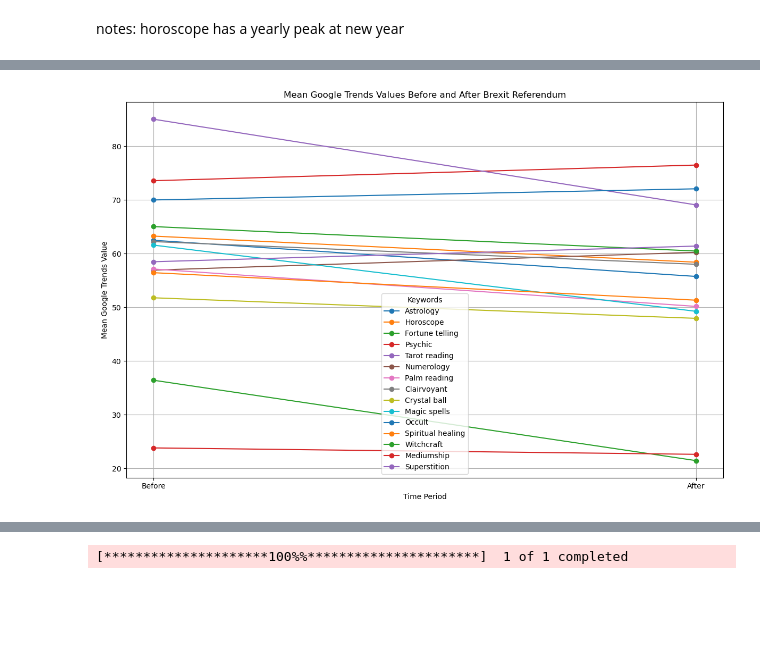
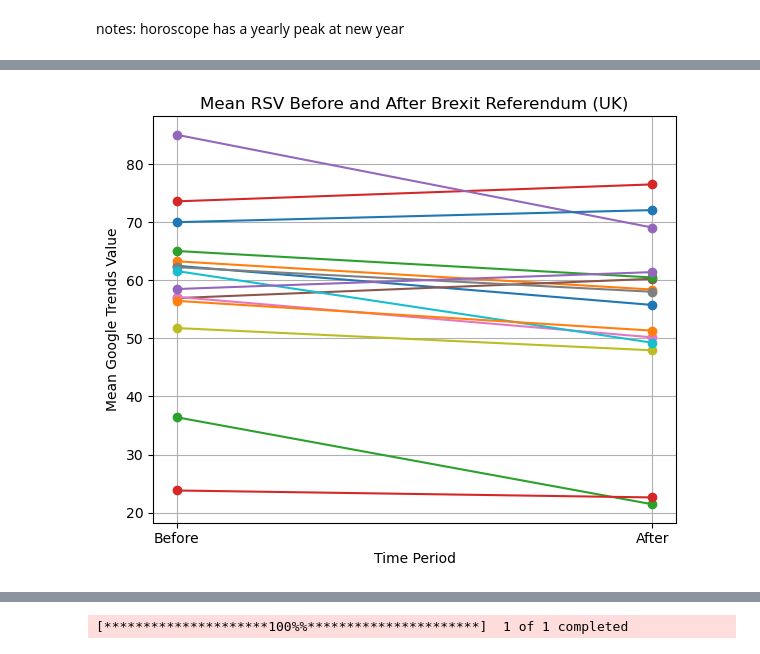
Before and after one commit to RaphaelDeGottardi/SupervisedResearch, a Jupyter notebook: GT_brexit.ipynb, the cells around one changed output, grey strips where cells are left out. Cells and saved outputs as stored; diff of their text form; code cells hidden in the pictures; blank space fills up the shorter version.

Commit message:
added results and compleated US data

```diff
--- a/GT_brexit.ipynb
+++ b/GT_brexit.ipynb
@@ -62,3 +83,5 @@ KeyboardInterrupt:
 # %%
-trends_data = pd.read_csv('google_trends_data_bref.csv', parse_dates=True, index_col='date')
+# for later use, just load the data
+trends_data_UK = pd.read_csv('google_trends_data_bref.csv', parse_dates=True, index_col='date')
+trends_data_US = pd.read_csv('merged_trends_data_US.csv', parse_dates=True, index_col='date')
 # %%
@@ -114,7 +137,7 @@ plot_trends(trends_data, ["Superstition"], bref_date)
 notes:
 horoscope has a yearly peak at new year
 # %%
-def compute_differences(data):
+def compute_means(data):
         # Split the data into before and after the specified date
         data_before = data[data.index < bref_date]
         data_after = data[data.index >= bref_date]
@@ -130,7 +153,3 @@ def compute_differences(data):
         })
 
         return means
-means_UK = compute_differences(trends_data)
-
-# Display the new DataFrame
-print(means_UK)
@@ -153,0 +156,6 @@ Superstition                    58.490566              61.403846
+# %%
+means_UK = compute_means(trends_data_UK)
+means_US = compute_means(trends_data_US)
+
+# Display the new DataFrame
+print(means_UK)
@@ -154,18 +179,18 @@ Superstition                    58.490566              61.403846
 # %%
 # Plotting the mean values
-plt.figure(figsize=(12, 8))
+plt.figure(figsize=(6, 5))
 for keyword in means_UK.index:
     plt.plot(['Before', 'After'], means_UK.loc[keyword], marker='o', label=keyword)
 
 # Adding titles and labels
-plt.title('Mean Google Trends Values Before and After Brexit Referendum')
+plt.title('Mean RSV Before and After Brexit Referendum (UK)')
 plt.xlabel('Time Period')
 plt.ylabel('Mean Google Trends Value')
-plt.legend(title='Keywords')
 plt.grid(True)
 plt.tight_layout()
 
 # Display the plot
+#plt.legend(title='Keywords', bbox_to_anchor=(1.0, 1), loc='upper left')
 plt.show()
 # %% [output]
-[figure, old version]
+[figure, new version]
```
Also changed, not shown: parts of 13 cells of this notebook, 5 other files.
